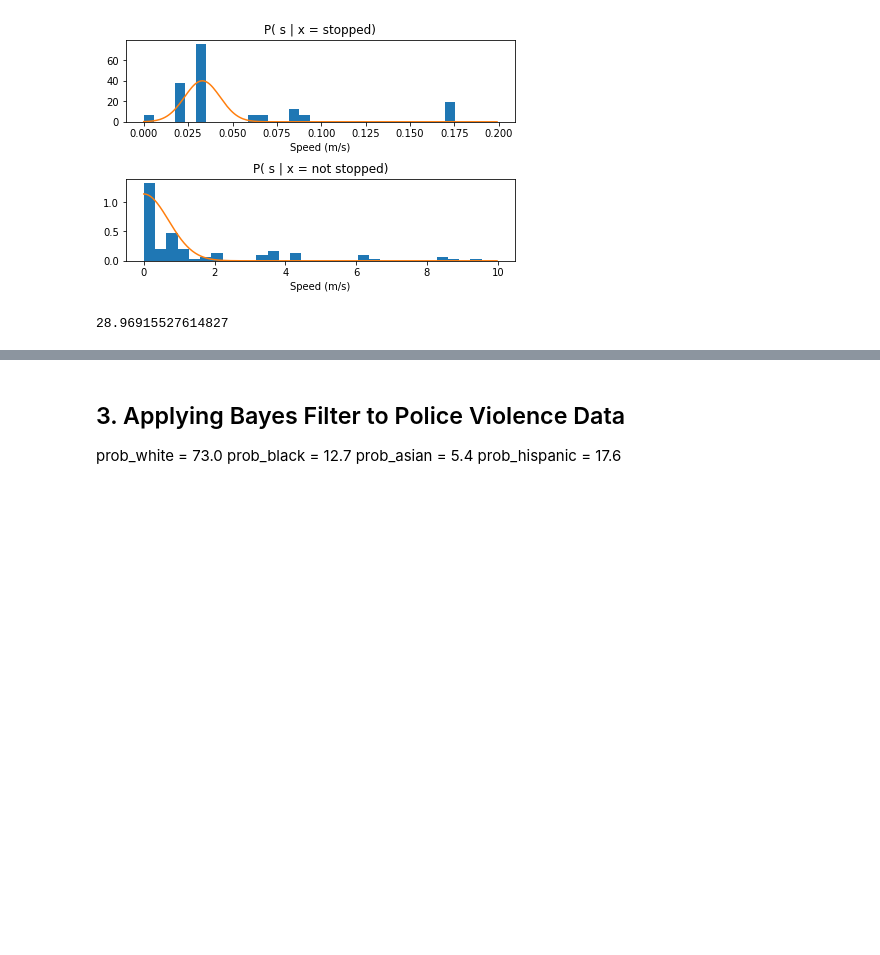
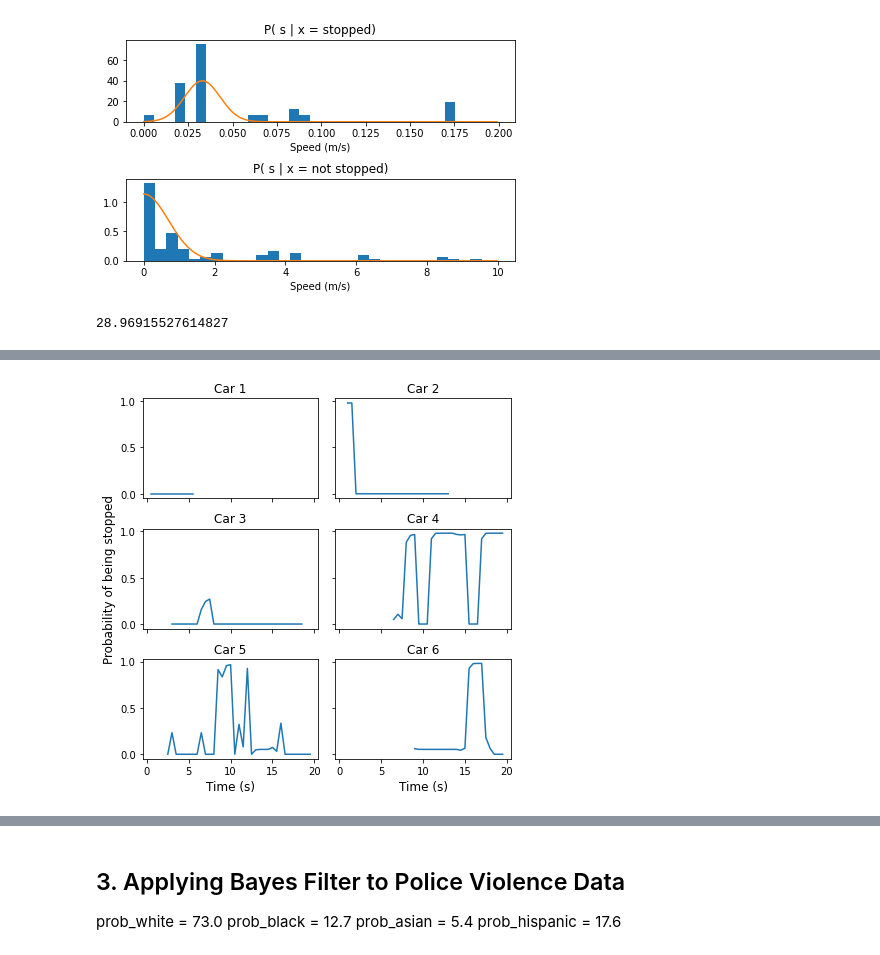
Before and after one commit to daphne-poon/e205, a Jupyter notebook: labs/lab2/Lab2.ipynb, the cells around one changed output, grey strips where cells are left out. Saved outputs shown, nothing was run; the diff lists cells and outputs as text; code cells hidden in the pictures; blank space fills up the shorter version.

```diff
--- a/labs/lab2/Lab2.ipynb
+++ b/labs/lab2/Lab2.ipynb
@@ -233,3 +257,34 @@ plt.plot(speed_with_time_4["Time"], filter_4[0])
+# %%
+fig, axes2d = plt.subplots(nrows=3, ncols=2,
+                           sharex=True, sharey=True,
+                           figsize=(6,6))
+
+# I am so sorry about this code ~daphne
+
+for i, row in enumerate(axes2d):
+    for j, cell in enumerate(row):
+        car = 2*i + j
+        cell.set_title(f"Car {car+1}")
+
+        if car == 0:
+            cell.plot(speed_with_time_1["Time"], filter_1[0])
+        elif car == 1:
+            cell.plot(speed_with_time_2["Time"], filter_2[0])
+        elif car == 2:
+            cell.set_ylabel("Probability of being stopped", fontsize=12)
+            cell.plot(speed_with_time_3["Time"], filter_3[0])
+        elif car == 3:
+            cell.plot(speed_with_time_4["Time"], filter_4[0])
+        elif car == 4:
+            cell.plot(speed_with_time_5["Time"], filter_5[0])
+        else:
+            cell.plot(speed_with_time_6["Time"], filter_6[0])
+        if i == len(axes2d) - 1:
+            cell.set_xlabel("Time (s)", fontsize=12)
+
+plt.tight_layout()
+# %% [output]
+[figure, added]
 # %%
 bel_x_t = [1,2]
 bel_x_t = [x / (bel_x_t[0]+bel_x_t[1]) for x in bel_x_t]
```
Also changed, not shown: parts of 6 cells of this notebook, 1 other file.
